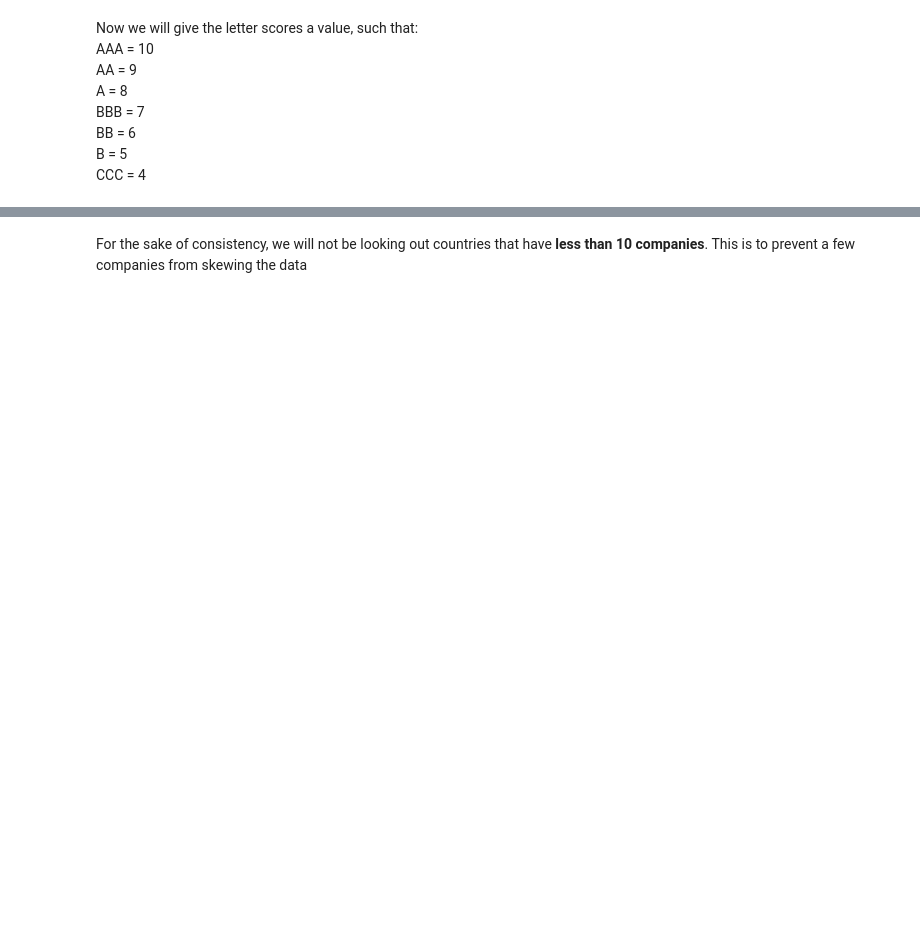
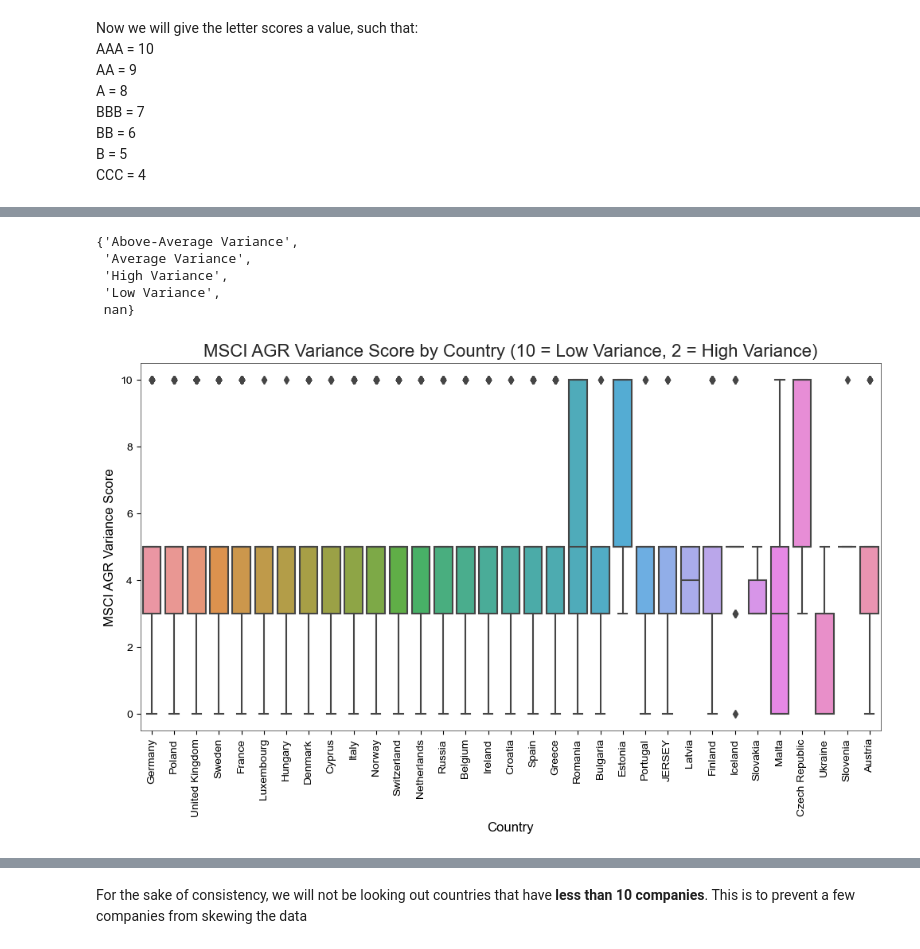
Before and after one commit to pavobravo11/Data501_Project, a Jupyter notebook: governance/company_ratings.ipynb, the cells around one changed output, grey strips where cells are left out. Saved outputs shown, nothing was run; the diff lists cells and outputs as text; code cells hidden in the pictures; blank space fills up the shorter version.

```diff
--- a/governance/company_ratings.ipynb
+++ b/governance/company_ratings.ipynb
@@ -178,0 +197,8 @@ iva_rating['iva_adjusted'] = iva_rating['IVA_Rating'].map(iva_rating_dictionary)
+# %%
+set(esg_ratings['AGR_Rating'])
+# %% [output]
+{'Above-Average Variance',
+ 'Average Variance',
+ 'High Variance',
+ 'Low Variance',
+ nan}
@@ -178,0 +215,11 @@ iva_rating['iva_adjusted'] = iva_rating['IVA_Rating'].map(iva_rating_dictionary)
+# %%
+fig = plt.figure(figsize=(12,6))
+boxplot(data=esg_ratings, x='Country', y='agr_var_adjusted')
+
+plt.xticks(rotation=90)
+plt.ylabel("MSCI AGR Variance Score")
+plt.title("MSCI AGR Variance Score by Country (10 = Low Variance, 2 = High Variance)", fontsize="16")
+
+plt.show()
+# %% [output]
+[figure, added]
```
Also changed, not shown: parts of 19 cells of this notebook, 2 other files.
